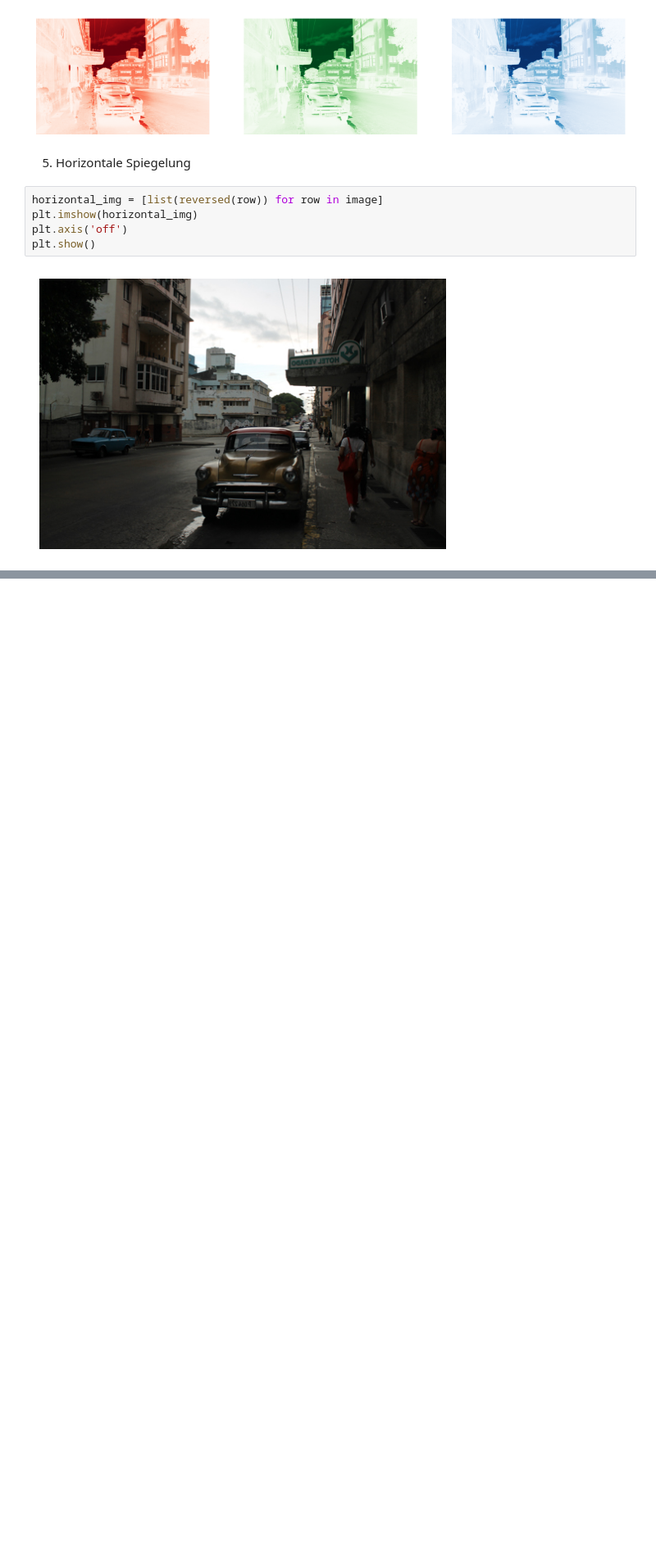
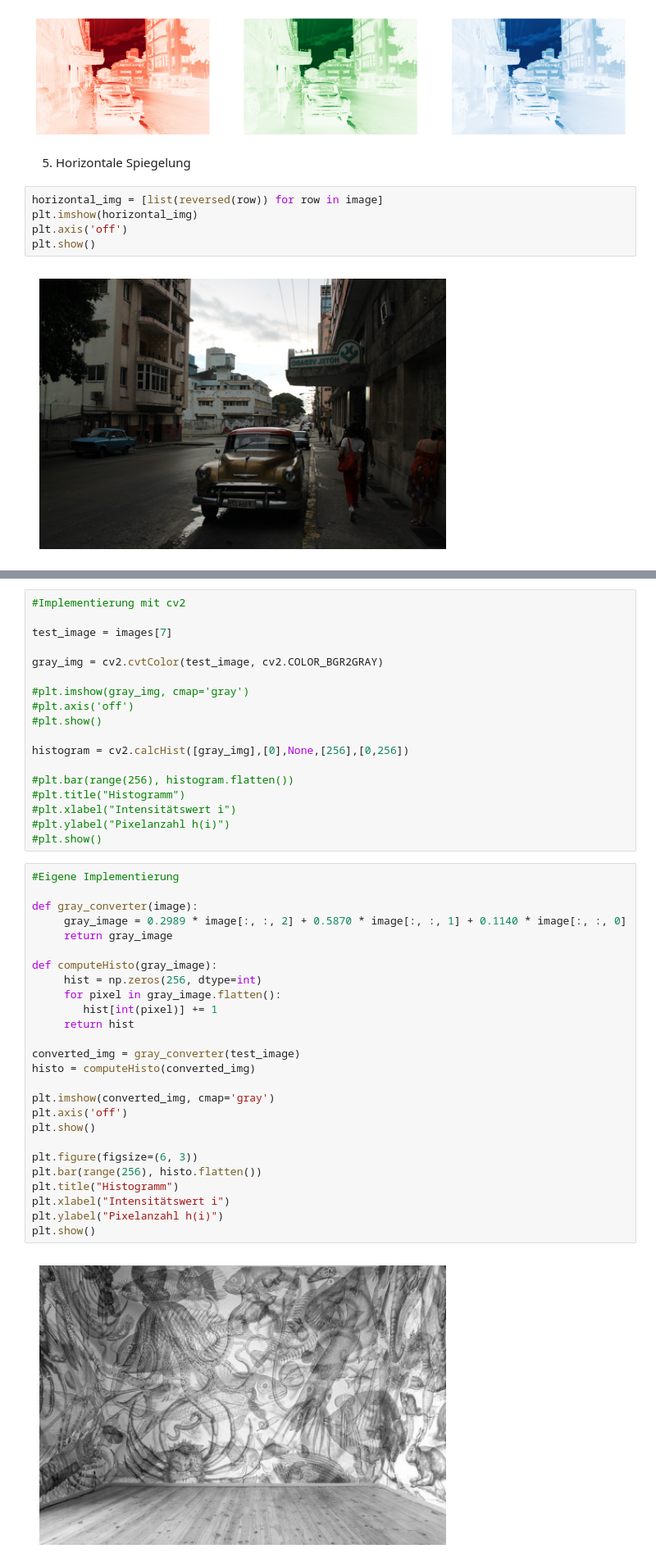
Before and after one commit to ellen313/2D-Computer-Vision, a Jupyter notebook: Abgabe_1/abgabe1.ipynb, the cells around one changed output, grey strips where cells are left out. Shown at 82% size. Cells and saved outputs as stored; diff of their text form; blank space fills up the shorter version.

```diff
--- a/Abgabe_1/abgabe1.ipynb
+++ b/Abgabe_1/abgabe1.ipynb
@@ -85,0 +89,46 @@ plt.show()
+# %%
+#Implementierung mit cv2
+
+test_image = images[7]
+
+gray_img = cv2.cvtColor(test_image, cv2.COLOR_BGR2GRAY)
+
+#plt.imshow(gray_img, cmap='gray')
+#plt.axis('off')
+#plt.show()
+
+histogram = cv2.calcHist([gray_img],[0],None,[256],[0,256])
+
+#plt.bar(range(256), histogram.flatten())
+#plt.title("Histogramm")
+#plt.xlabel("Intensitätswert i")
+#plt.ylabel("Pixelanzahl h(i)")
+#plt.show()
+# %%
+#Eigene Implementierung
+
+def gray_converter(image):
+     gray_image = 0.2989 * image[:, :, 2] + 0.5870 * image[:, :, 1] + 0.1140 * image[:, :, 0]
+     return gray_image
+
+def computeHisto(gray_image):
+     hist = np.zeros(256, dtype=int)
+     for pixel in gray_image.flatten():
+        hist[int(pixel)] += 1
+     return hist
+
+converted_img = gray_converter(test_image)
+histo = computeHisto(converted_img)
+
+plt.imshow(converted_img, cmap='gray')
+plt.axis('off')
+plt.show()
+
+plt.figure(figsize=(6, 3))
+plt.bar(range(256), histo.flatten())
+plt.title("Histogramm")
+plt.xlabel("Intensitätswert i")
+plt.ylabel("Pixelanzahl h(i)")
+plt.show()
+# %% [output]
+[figure, added]
```
Also changed, not shown: parts of 7 cells of this notebook.
